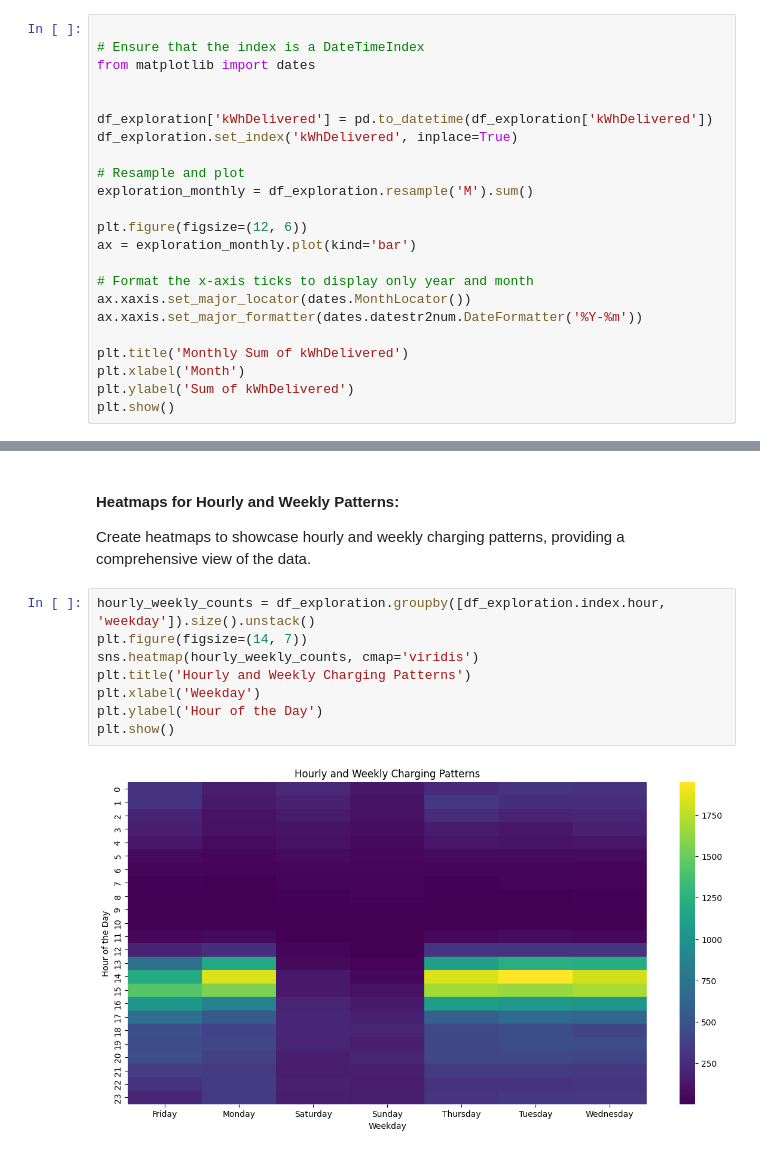
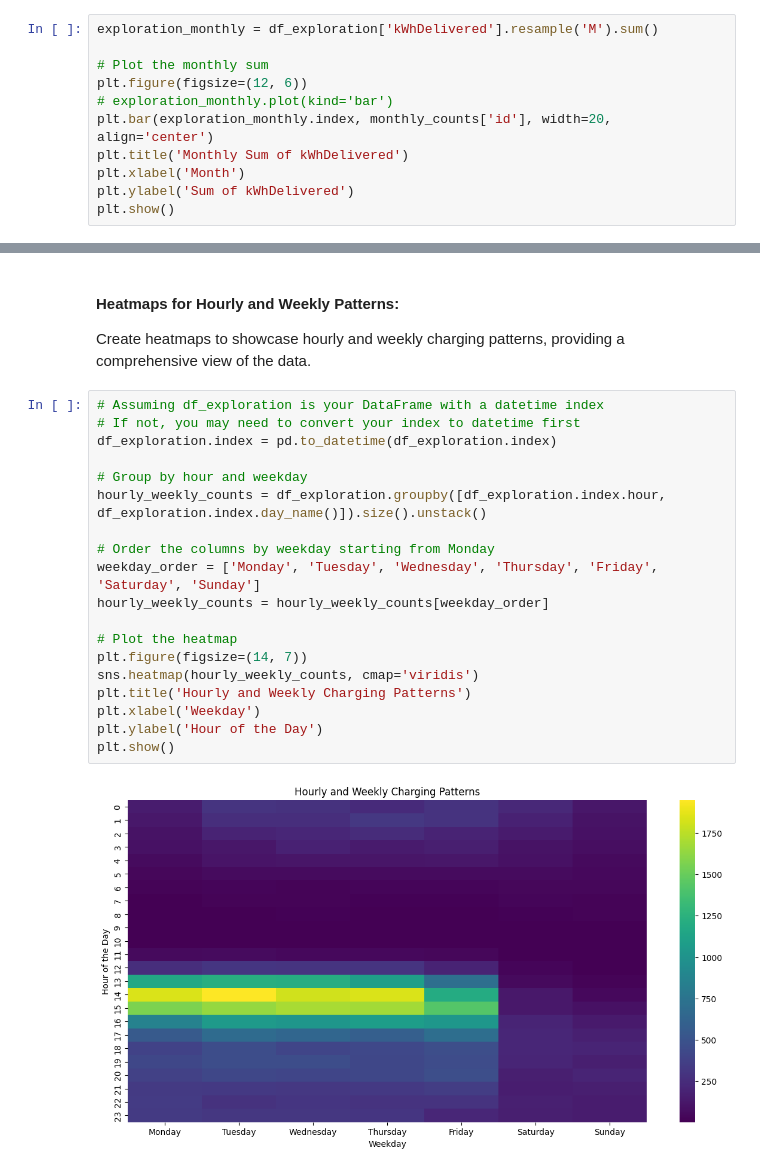
Before and after one commit to S0PEX/AA_Team_9_WS23, a Jupyter notebook: temporal_patterns_seasonality.ipynb, the cells around one changed output, grey strips where cells are left out. Cells and saved outputs as stored; diff of their text form.

```diff
--- a/temporal_patterns_seasonality.ipynb
+++ b/temporal_patterns_seasonality.ipynb
@@ -44,24 +44,12 @@ plt.show()
 # %% [output]
 [figure]
 # %%
+exploration_monthly = df_exploration['kWhDelivered'].resample('M').sum()
 
-# Ensure that the index is a DateTimeIndex
-from matplotlib import dates
-
-
-df_exploration['kWhDelivered'] = pd.to_datetime(df_exploration['kWhDelivered'])
-df_exploration.set_index('kWhDelivered', inplace=True)
-
-# Resample and plot
-exploration_monthly = df_exploration.resample('M').sum()
-
+# Plot the monthly sum
 plt.figure(figsize=(12, 6))
-ax = exploration_monthly.plot(kind='bar')
-
-# Format the x-axis ticks to display only year and month
-ax.xaxis.set_major_locator(dates.MonthLocator())
-ax.xaxis.set_major_formatter(dates.datestr2num.DateFormatter('%Y-%m'))
-
+# exploration_monthly.plot(kind='bar')
+plt.bar(exploration_monthly.index, monthly_counts['id'], width=20, align='center')
 plt.title('Monthly Sum of kWhDelivered')
 plt.xlabel('Month')
 plt.ylabel('Sum of kWhDelivered')
@@ -129,12 +117,23 @@ Visualize the individual components to gain a deeper understanding of temporal p
 #### Heatmaps for Hourly and Weekly Patterns:
 Create heatmaps to showcase hourly and weekly charging patterns, providing a comprehensive view of the data.
 # %%
-hourly_weekly_counts = df_exploration.groupby([df_exploration.index.hour, 'weekday']).size().unstack()
+# Assuming df_exploration is your DataFrame with a datetime index
+# If not, you may need to convert your index to datetime first
+df_exploration.index = pd.to_datetime(df_exploration.index)
+
+# Group by hour and weekday
+hourly_weekly_counts = df_exploration.groupby([df_exploration.index.hour, df_exploration.index.day_name()]).size().unstack()
+
+# Order the columns by weekday starting from Monday
+weekday_order = ['Monday', 'Tuesday', 'Wednesday', 'Thursday', 'Friday', 'Saturday', 'Sunday']
+hourly_weekly_counts = hourly_weekly_counts[weekday_order]
+
+# Plot the heatmap
 plt.figure(figsize=(14, 7))
 sns.heatmap(hourly_weekly_counts, cmap='viridis')
 plt.title('Hourly and Weekly Charging Patterns')
 plt.xlabel('Weekday')
 plt.ylabel('Hour of the Day')
 plt.show()
 # %% [output]
-[figure, old version]
+[figure, new version]
```
Also changed, not shown: parts of 2 cells of this notebook.
